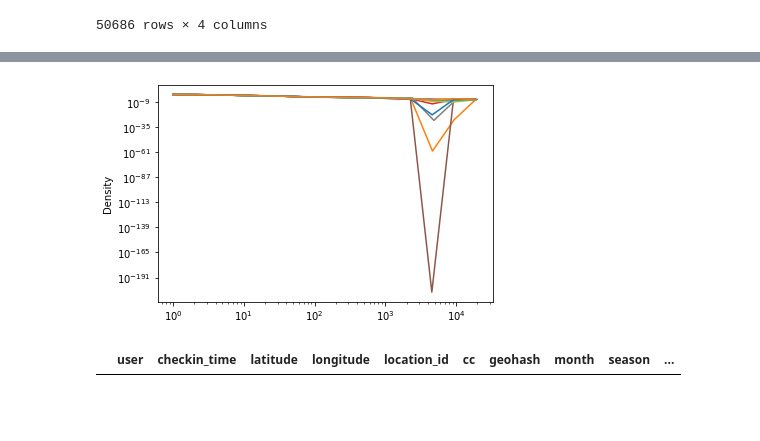
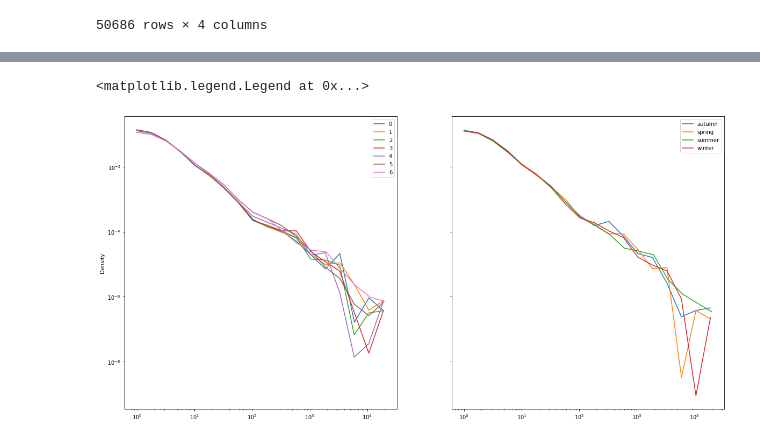
Before and after one commit to epfl-ada/ada-2020-project-milestone-p3-p3_a-dope-acronym, a Jupyter notebook: seasonal_patterns.ipynb, the cells around one changed output, grey strips where cells are left out. Cells and saved outputs as stored; diff of their text form; code cells hidden in the pictures; blank space fills up the shorter version.

Commit message:
made plots based on season and day of week

```diff
--- a/seasonal_patterns.ipynb
+++ b/seasonal_patterns.ipynb
@@ -311,0 +295,6 @@ checkin_brightkite
+# %%
+def day_of_week(row):
+
+    return to_datetime(row).weekday() # monday is 0, sunday is 6
+# %%
+checkin_brightkite['day_of_week'] = checkin_brightkite.parallel_apply(day_of_week, axis=1)
@@ -312,13 +310,29 @@ checkin_brightkite
 # %%
-for i, group in checkin_brightkite.groupby('month'):
+f, (ax1, ax2) = plt.subplots(1, 2, sharey=True, figsize=(20,10))
+
+legendary = []
+for i, group in checkin_brightkite.groupby('day_of_week'):
+
+    max_dist = math.log10(group['distance_from_home'].max() + 1)
+    group['distance_from_home'].plot.kde(bw_method = 0.001, ind = np.logspace(0, max_dist, 18),
+                                         loglog=True, ax=ax1)
+    legendary.append(i)
+
+    pass
+ax1.legend(legendary)
+
+legendary = []
+for i, group in checkin_brightkite.groupby('season'):
 
     max_dist = math.log10(group['distance_from_home'].max() + 1)
 
-    group['distance_from_home'].plot.kde(bw_method = 0.001, ind = np.logspace(0, max_dist, 15),loglog=True)
+    group['distance_from_home'].plot.kde(bw_method = 0.001, ind = np.logspace(0, max_dist, 18),
+                                         loglog=True,ax=ax2)
+
+    legendary.append(i)
+
     pass
+ax2.legend(legendary)
 # %% [output]
+<matplotlib.legend.Legend at 0x...>
-[figure, old version]
+[figure, new version]
-# %%
-checkin_brightkite[checkin_brightkite['distance_from_home'] < 0]
-# %% [output]
-|  | user | checkin_time | latitude | longitude | location_id | cc | geohash | month | season | ... |
```
Also changed, not shown: parts of 10 cells of this notebook.
